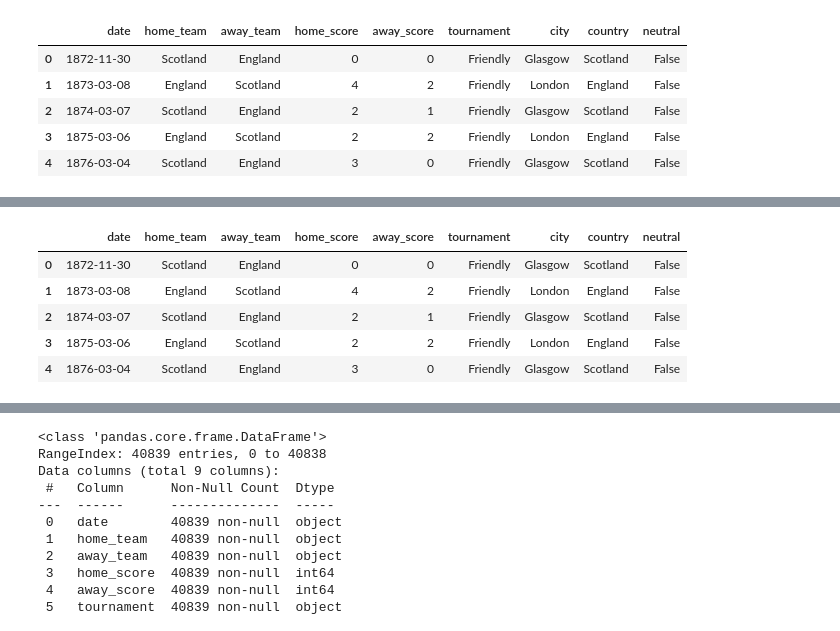
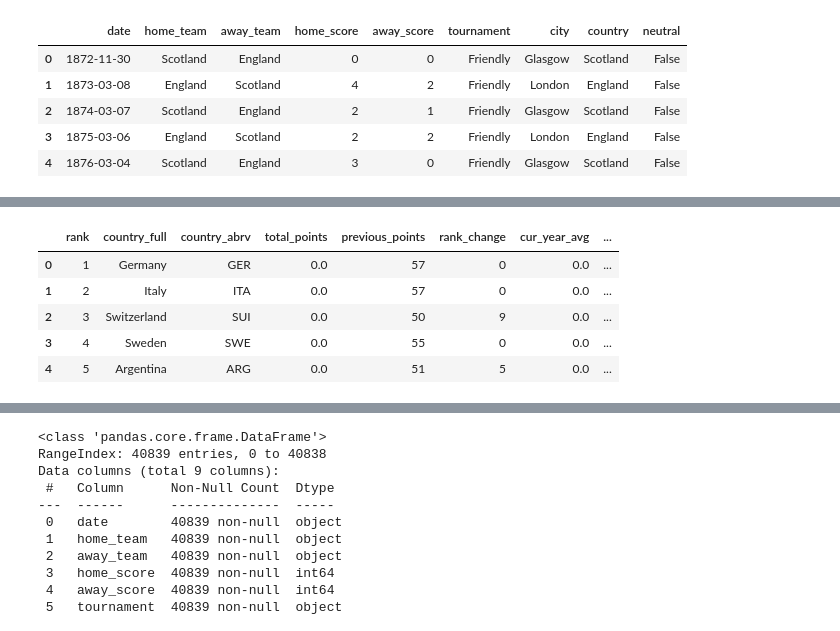
Before and after one commit to mburu-mwangi/Moringa-Machine-Learning-Wk-1, a Jupyter notebook: Moringa_Data_Science_Core_W6_Independent_Project_2021_10_Alfonce_Mwangi_Python_Notebook.ipynb, the cells around one changed output, grey strips where cells are left out. Cells and saved outputs as stored; diff of their text form; code cells hidden in the pictures.

```diff
--- a/Moringa_Data_Science_Core_W6_Independent_Project_2021_10_Alfonce_Mwangi_Python_Notebook.ipynb
+++ b/Moringa_Data_Science_Core_W6_Independent_Project_2021_10_Alfonce_Mwangi_Python_Notebook.ipynb
@@ -126,14 +136,14 @@ results.tail()
 # %%
 # Previewing the top of our dataset fifa_rankings
 #
-results.head()
+fifa_rankings.head()
 # %% [output]
-|  | date | home_team | away_team | home_score | away_score | tournament | city | country | neutral |
-| 0 | 1872-11-30 | Scotland | England | 0 | 0 | Friendly | Glasgow | Scotland | False |
-| 1 | 1873-03-08 | England | Scotland | 4 | 2 | Friendly | London | England | False |
-| 2 | 1874-03-07 | Scotland | England | 2 | 1 | Friendly | Glasgow | Scotland | False |
-| 3 | 1875-03-06 | England | Scotland | 2 | 2 | Friendly | London | England | False |
-| 4 | 1876-03-04 | Scotland | England | 3 | 0 | Friendly | Glasgow | Scotland | False |
+|  | rank | country_full | country_abrv | total_points | previous_points | rank_change | cur_year_avg | ... |
+| 0 | 1 | Germany | GER | 0.0 | 57 | 0 | 0.0 | ... |
+| 1 | 2 | Italy | ITA | 0.0 | 57 | 0 | 0.0 | ... |
+| 2 | 3 | Switzerland | SUI | 0.0 | 50 | 9 | 0.0 | ... |
+| 3 | 4 | Sweden | SWE | 0.0 | 55 | 0 | 0.0 | ... |
+| 4 | 5 | Argentina | ARG | 0.0 | 51 | 5 | 0.0 | ... |
 # %%
 # Previewing the bottom of our dataset fifa_rankings
 #
```
Also changed, not shown: parts of 54 cells of this notebook.
